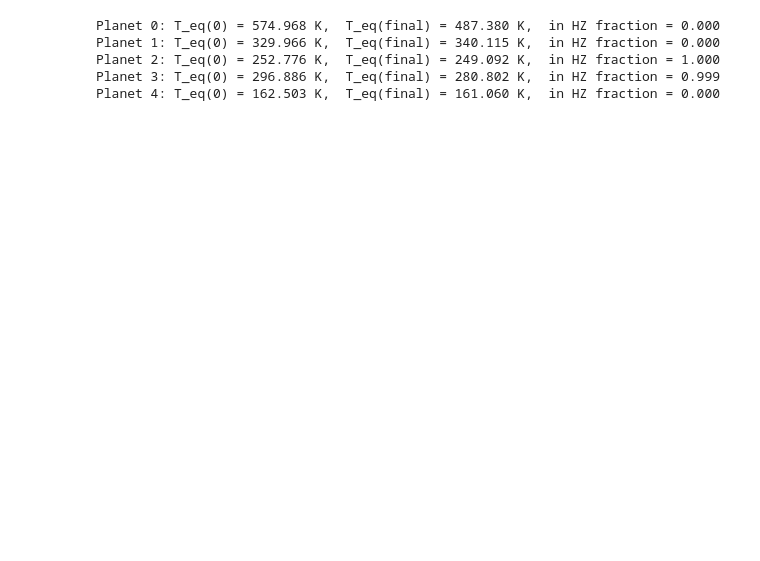
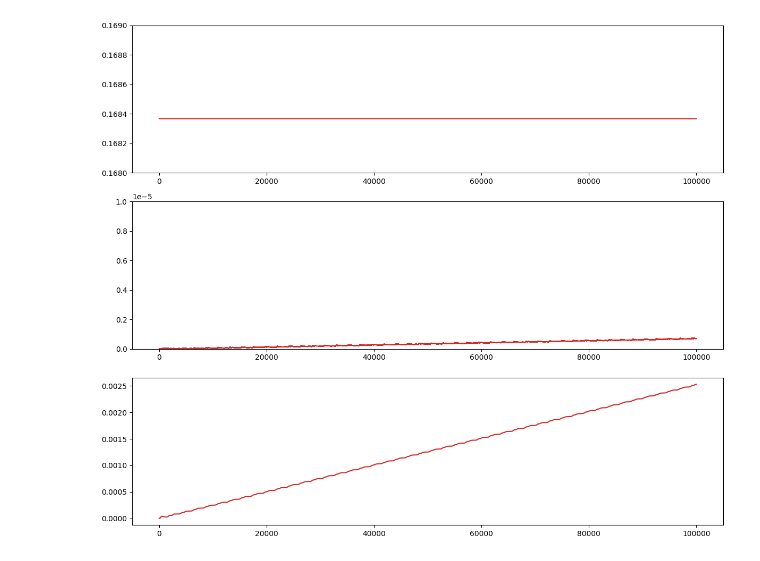
Before and after one commit to emadonev/nbody_exoplanets, a Jupyter notebook: nbs/results.ipynb, the cells around one changed output. Saved outputs shown, nothing was run; the diff lists cells and outputs as text; code cells hidden in the pictures; blank space fills up the shorter version.

```diff
--- a/nbs/results.ipynb
+++ b/nbs/results.ipynb
@@ -12,6 +79,4 @@ import seaborn as sns
 # %%
-H5_PATH = '../output/Gliese_667_observed_ev0.2_iv000.hdf5'
-
 def load_hdf5_data(H5_PATH):
     with h5py.File(H5_PATH, "r") as f:
         keys = sorted(
@@ -27,7 +92,7 @@ def load_hdf5_data(H5_PATH):
             pos_list.append(g["pos"][:])
             mass_list.append(g["mass"][:])
             ptype_list.append(g["ptype"][:])
-            '''
+
             hz_inner_radius_list.append(g["hz_inner_radius"][:])
             hz_outer_radius_list.append(g["hz_outer_radius"][:])
             energy_list.append(g["energy"][:])
@@ -36,25 +101,25 @@ def load_hdf5_data(H5_PATH):
             a_list.append(g["a"][:])
             e_list.append(g["e"][:])
             inc_list.append(g["inc"][:])
-            '''
+
     t = np.concatenate(t_list)
     pos = np.concatenate(pos_list)
     mass = np.concatenate(mass_list)
     ptype = np.concatenate(ptype_list)
-    #hz_inner_radius = np.concatenate(hz_inner_radius_list)
-    #hz_outer_radius = np.concatenate(hz_outer_radius_list)
-    #energy = np.concatenate(energy_list)
-    #temperature = np.concatenate(temperature_list)
-    #in_hz = np.concatenate(in_hz_list)
-    #a = np.concatenate(a_list)
-    #e = np.concatenate(e_list)
-    #inc = np.concatenate(inc_list)
+    hz_inner_radius = np.concatenate(hz_inner_radius_list)
+    hz_outer_radius = np.concatenate(hz_outer_radius_list)
+    energy = np.concatenate(energy_list)
+    temperature = np.concatenate(temperature_list)
+    in_hz = np.concatenate(in_hz_list)
+    a = np.concatenate(a_list)
+    e = np.concatenate(e_list)
+    inc = np.concatenate(inc_list)
 
     n_particles = mass.shape[1]
     if pos.ndim == 2:
         pos = pos.reshape(pos.shape[0], n_particles, 3)
 
-    return t, pos, mass, ptype#, hz_inner_radius, hz_outer_radius, energy, temperature, in_hz, a, e, inc
+    return t, pos, mass, ptype, hz_inner_radius, hz_outer_radius, energy, temperature, in_hz, a, e, inc
 
 def determine_system(mass, pos, ptype):
     star_idx = np.where(ptype[0] == 0)[0]
@@ -284,10 +135,21 @@ plt.show()
-# %%
-for j, i in enumerate(planet_idx):
-    hz_fraction = np.nanmean(in_hz[:, i]) if np.any(np.isfinite(in_hz[:, i])) else np.nan
-    print(f'Planet {j}: T_eq(0) = {temperature[0, i]:.3f} K,  T_eq(final) = {temperature[-1, i]:.3f} K,  in HZ fraction = {hz_fraction:.3f}')
-# %% [output]
-Planet 0: T_eq(0) = 574.968 K,  T_eq(final) = 487.380 K,  in HZ fraction = 0.000
-Planet 1: T_eq(0) = 329.966 K,  T_eq(final) = 340.115 K,  in HZ fraction = 0.000
-Planet 2: T_eq(0) = 252.776 K,  T_eq(final) = 249.092 K,  in HZ fraction = 1.000
-Planet 3: T_eq(0) = 296.886 K,  T_eq(final) = 280.802 K,  in HZ fraction = 0.999
-Planet 4: T_eq(0) = 162.503 K,  T_eq(final) = 161.060 K,  in HZ fraction = 0.000
+# %%
+path = '../output/94_Ceti_hz_inner_ev0.3_iv104.hdf5'
+t, pos, mass, ptype, hz_inner_radius, hz_outer_radius, energy, temperature, in_hz, a, e, inc = load_hdf5_data(path)
+
+fig, axes = plt.subplots(3, 1, figsize=(12, 10))
+
+ax = axes[0]
+ax.set_ylim([0.168, 0.169])
+ax.plot(t, a)
+
+ax=axes[1]
+ax.set_ylim([0.0, 0.00001])
+ax.plot(t, e)
+
+ax=axes[2]
+ax.plot(t, inc)
+
+plt.tight_layout()
+plt.show()
+# %% [output]
+[figure, added]
```
Also changed, not shown: parts of 11 cells of this notebook, 10 other files.
